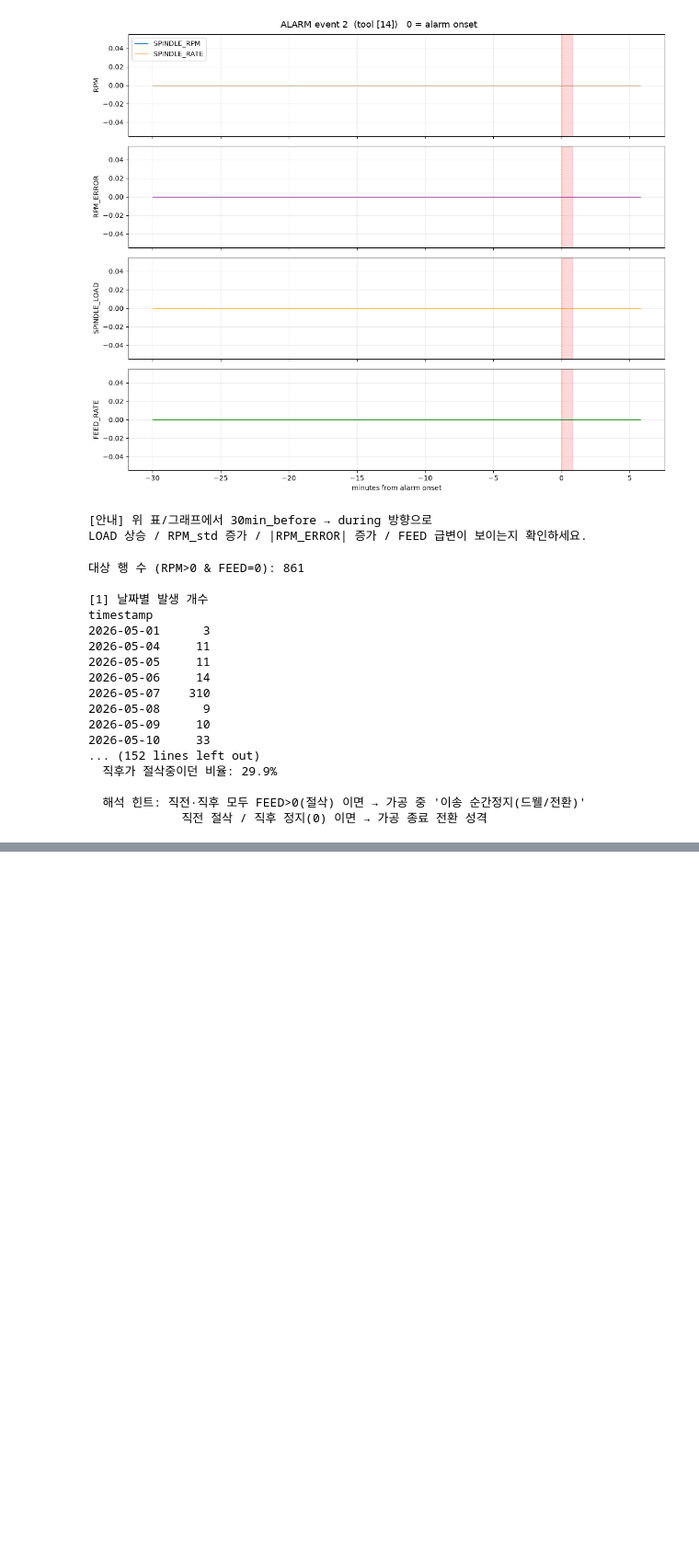
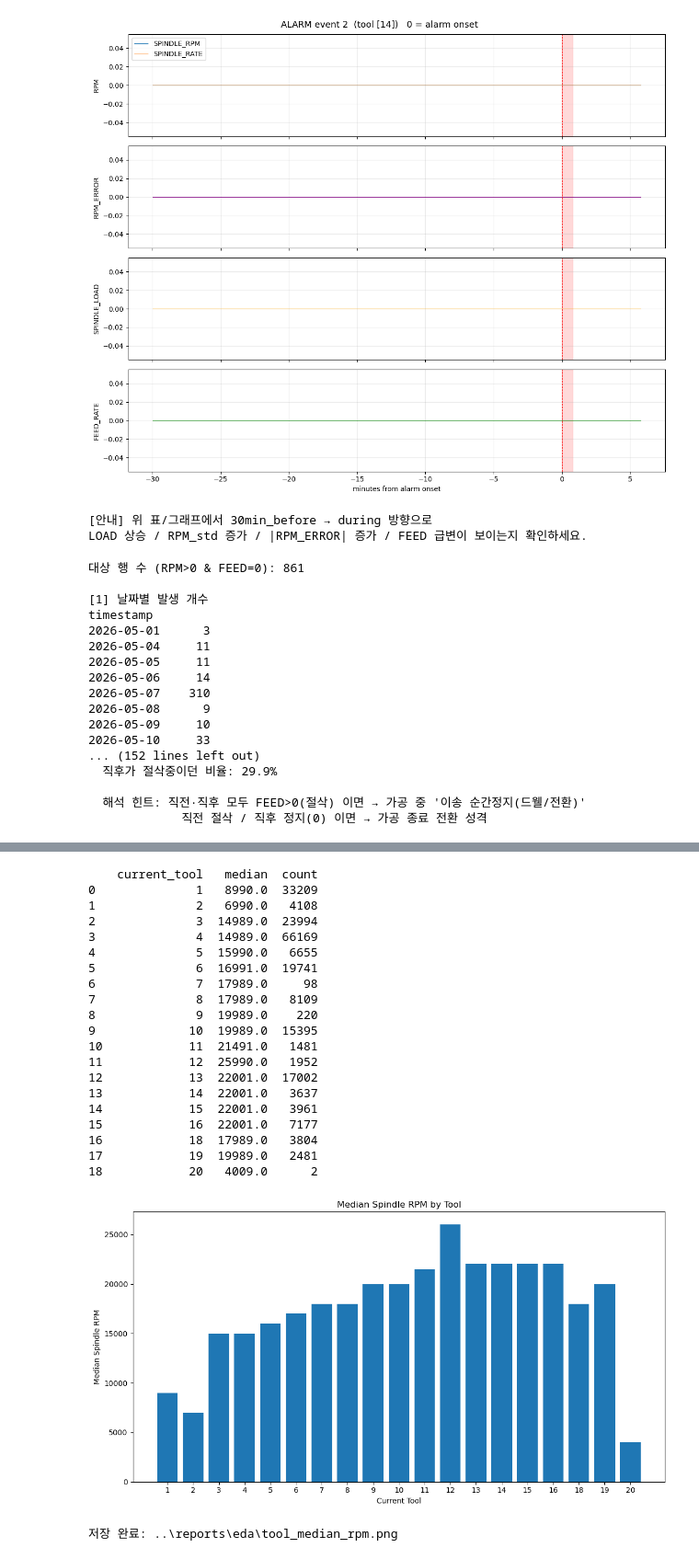
Before and after one commit to laon2373/MCT-Data-Preprocessing, a Jupyter notebook: notebooks/model_eda.ipynb, the cells around one changed output, grey strips where cells are left out. Shown at 92% size. Saved outputs shown, nothing was run; the diff lists cells and outputs as text; code cells hidden in the pictures; blank space fills up the shorter version.

```diff
--- a/notebooks/model_eda.ipynb
+++ b/notebooks/model_eda.ipynb
@@ -891,0 +1083,76 @@ timestamp
+# %%
+# =========================================================
+# 공구별 절삭 RPM 중앙값
+# =========================================================
+
+cutting_df = clean_df[
+    (clean_df["status"] == "STATUS_RUN")
+    & (clean_df["spindle_rpm"] > 0)
+    & (clean_df["feed_rate"] > 0)
+].copy()
+
+
+tool_rpm = (
+    cutting_df
+    .groupby("current_tool")["spindle_rpm"]
+    .agg(["median", "count"])
+    .reset_index()
+    .sort_values("current_tool")
+)
+
+
+print(tool_rpm)
+
+
+# 그래프
+fig, ax = plt.subplots(figsize=(11, 6))
+
+bars = ax.bar(
+    tool_rpm["current_tool"].astype(str),
+    tool_rpm["median"],
+)
+
+ax.set_title("Median Spindle RPM by Tool")
+ax.set_xlabel("Current Tool")
+ax.set_ylabel("Median Spindle RPM")
+
+
+plt.tight_layout()
+
+save_path = (
+    eda_report_dir
+    / "tool_median_rpm.png"
+)
+
+plt.savefig(
+    save_path,
+    dpi=300,
+    bbox_inches="tight",
+)
+
+plt.show()
+
+print("저장 완료:", save_path)
+# %% [output]
+    current_tool   median  count
+0              1   8990.0  33209
+1              2   6990.0   4108
+2              3  14989.0  23994
+3              4  14989.0  66169
+4              5  15990.0   6655
+5              6  16991.0  19741
+6              7  17989.0     98
+7              8  17989.0   8109
+8              9  19989.0    220
+9             10  19989.0  15395
+10            11  21491.0   1481
+11            12  25990.0   1952
+12            13  22001.0  17002
+13            14  22001.0   3637
+14            15  22001.0   3961
+15            16  22001.0   7177
+16            18  17989.0   3804
+17            19  19989.0   2481
+18            20   4009.0      2
+[figure, added]
+저장 완료: ..\reports\eda\tool_median_rpm.png
```
Also changed, not shown: parts of 7 cells of this notebook, 31 other files.
